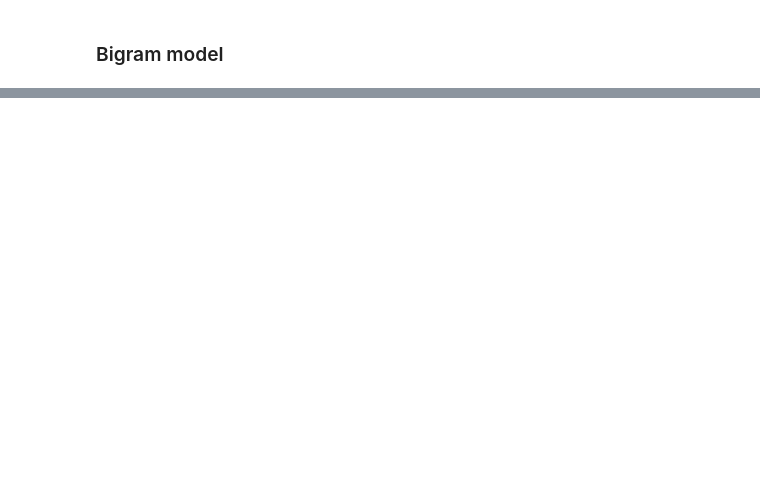
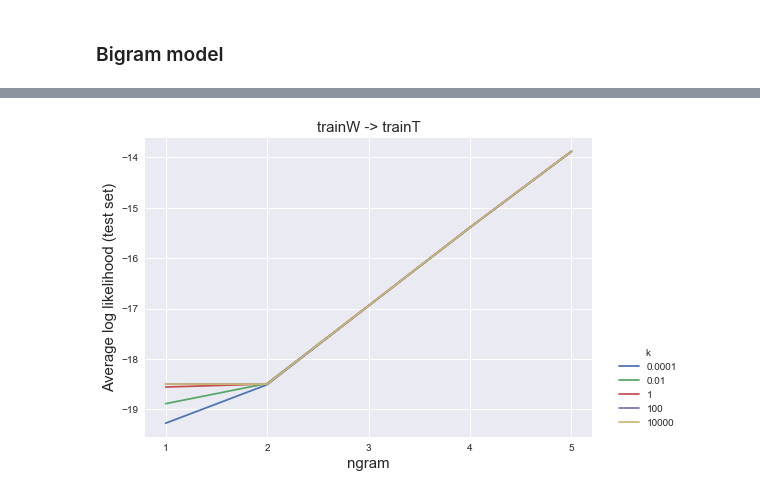
Before and after one commit to khanhnguyendata/ngram, a Jupyter notebook: ngram_models.ipynb, the cells around one changed output, grey strips where cells are left out. Drawn from its saved outputs; the diff is of its cells as text; code cells hidden in the pictures; blank space fills up the shorter version.

```diff
--- a/ngram_models.ipynb
+++ b/ngram_models.ipynb
@@ -142,0 +116,4 @@ bigram_model_debug.calculate_avg_ll(test_debug)
+# %%
+plot_models(trainW, trainT, 'trainW', 'trainT')
+# %% [output]
+[figure, added]
```
Also changed, not shown: parts of 44 cells of this notebook, 9 other files.
